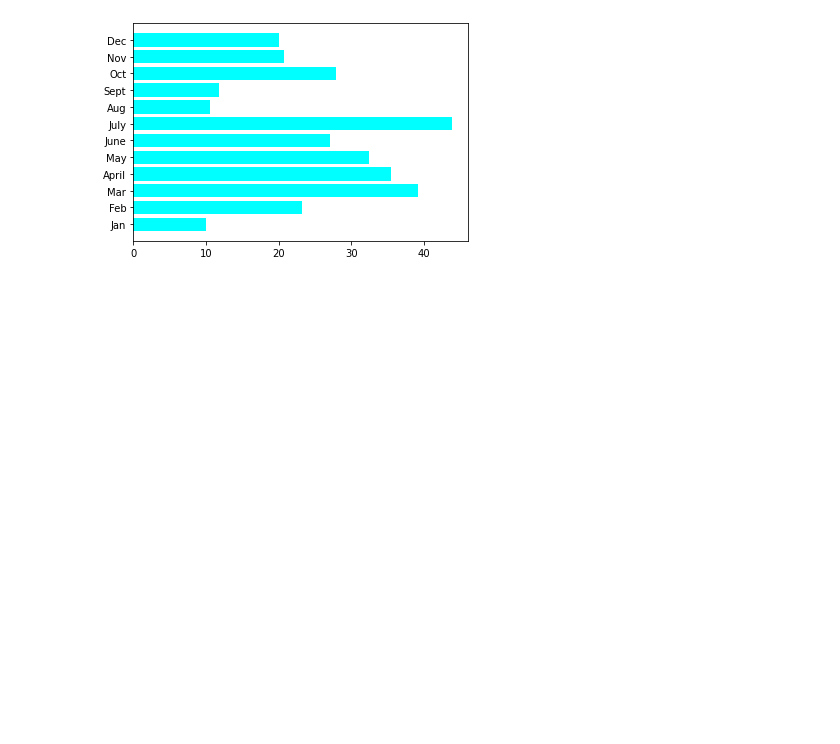
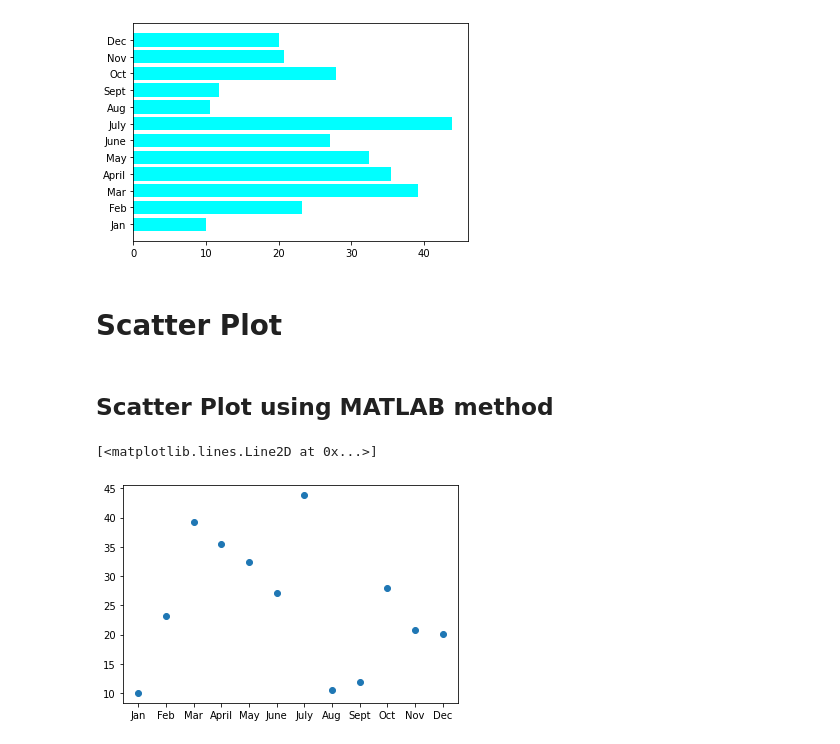
Before and after one commit to piathoi/PyBer_Analysis, a Jupyter notebook: matplotlib_practice.ipynb, the cells around one changed output. Saved outputs shown, nothing was run; the diff lists cells and outputs as text; code cells hidden in the pictures; blank space fills up the shorter version.

```diff
--- a/matplotlib_practice.ipynb
+++ b/matplotlib_practice.ipynb
@@ -159,3 +163,20 @@ ax.barh(x_axis, y_axis, color="cyan", label='Chicago')
 plt.title = "PyBer Fare by Month"
 # %% [output]
 [figure]
+# %% [markdown]
+# Scatter Plot
+# %% [markdown]
+## Scatter Plot using MATLAB method
+# %%
+# Set the x-axis to a list of strings for each month.
+x_axis = ["Jan", "Feb", "Mar", "April", "May", "June", "July", "Aug", "Sept", "Oct", "Nov", "Dec"]
+
+# Set the y-axis to a list of floats as the total fare in US dollars accumulated for each month.
+y_axis = [10.02, 23.24, 39.20, 35.42, 32.34, 27.04, 43.82, 10.56, 11.85, 27.90, 20.71, 20.09]
+# %%
+#using plt.plot() doesnt work because it will create a line plot.
+#insert lowercase "o"
+plt.plot(x_axis, y_axis, 'o')
+# %% [output]
+[<matplotlib.lines.Line2D at 0x...>]
+[figure, added]
```
Also changed, not shown: parts of 8 cells of this notebook.
